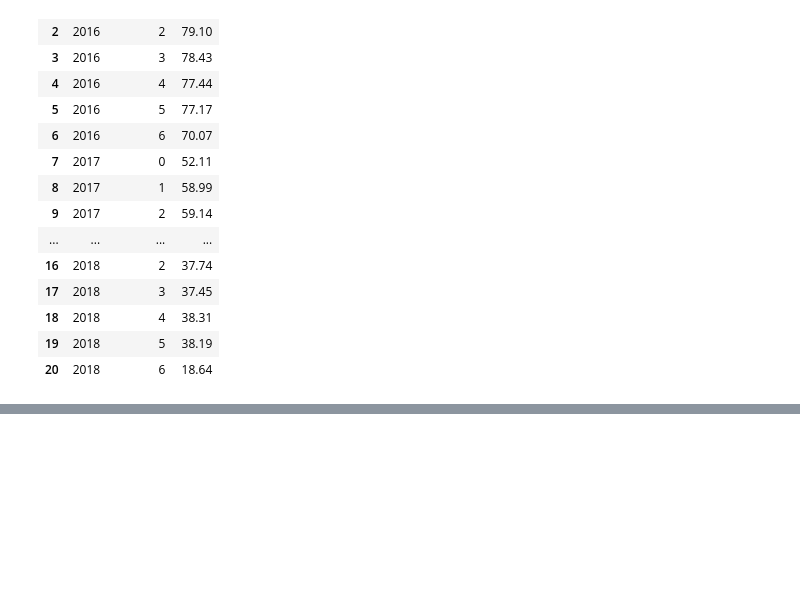
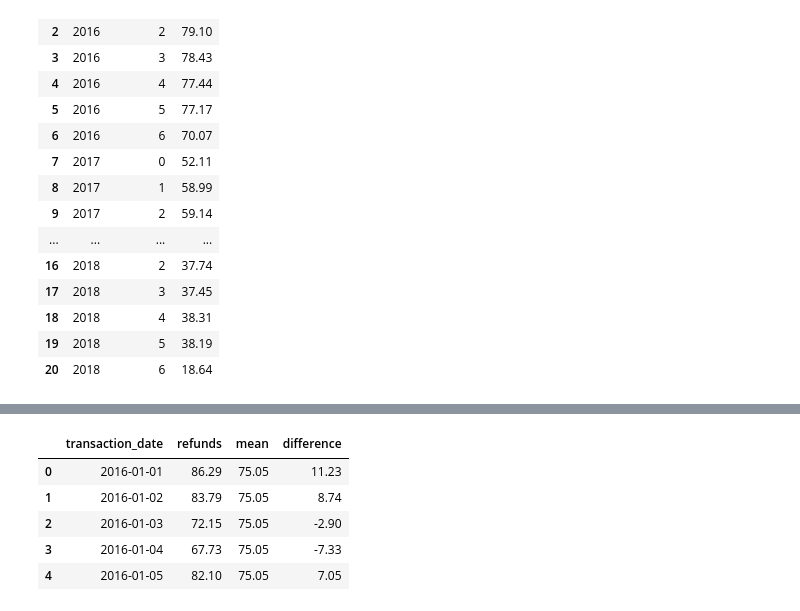
Before and after one commit to evgenia82/loyola-capstone-groupon, a Jupyter notebook: 03_EDA_with_visuals_time_series.ipynb, the cells around one changed output, grey strips where cells are left out. Cells and saved outputs as stored; diff of their text form; code cells hidden in the pictures; blank space fills up the shorter version.

```diff
--- a/03_EDA_with_visuals_time_series.ipynb
+++ b/03_EDA_with_visuals_time_series.ipynb
@@ -584,0 +579,12 @@ plt.show()
+# %%
+data = pd.merge(refunds_data, yearly_avg, how = "left",on=["year", "year"])
+data['difference'] = data['refunds'] - data['mean']
+data.drop('year', axis = 1, inplace = True)
+data.head()
+# %% [output]
+|  | transaction_date | refunds | mean | difference |
+| 0 | 2016-01-01 | 86.29 | 75.05 | 11.23 |
+| 1 | 2016-01-02 | 83.79 | 75.05 | 8.74 |
+| 2 | 2016-01-03 | 72.15 | 75.05 | -2.90 |
+| 3 | 2016-01-04 | 67.73 | 75.05 | -7.33 |
+| 4 | 2016-01-05 | 82.10 | 75.05 | 7.05 |
```
Also changed, not shown: parts of 9 cells of this notebook.
